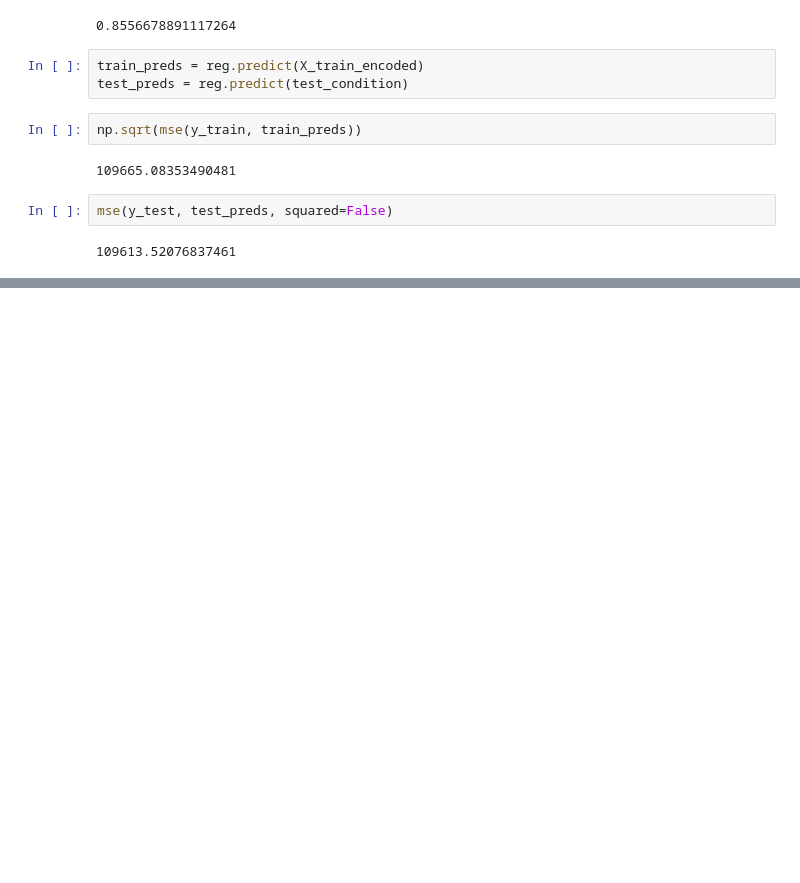
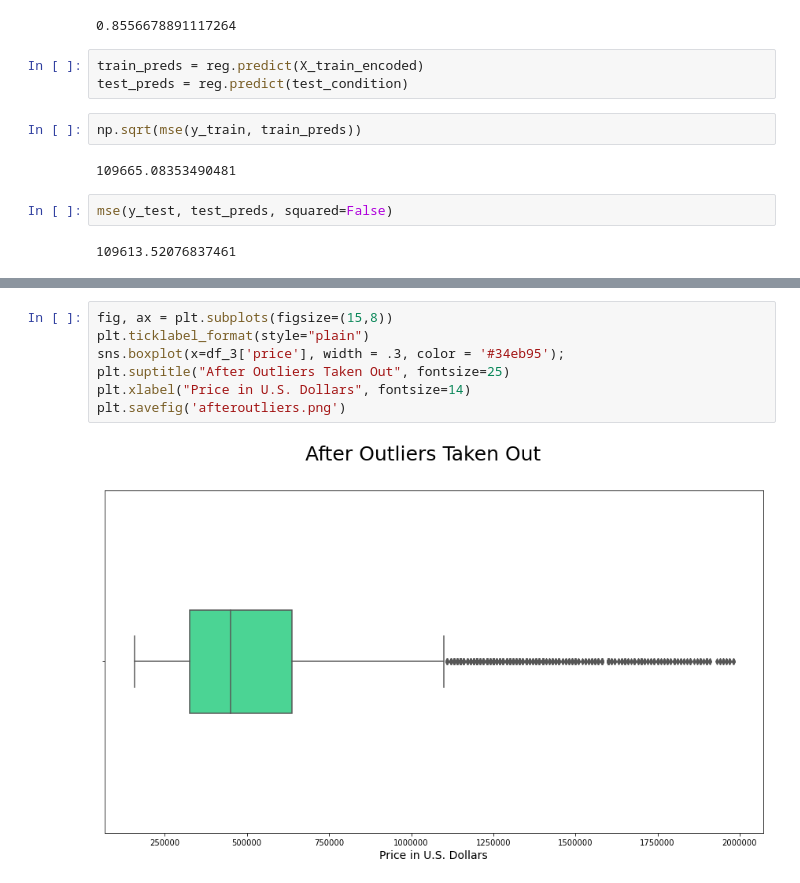
Before and after one commit to learn-co-students/bsc-phase-two-project, a Jupyter notebook: notebooks/exploratory/Katie/Notebook1-Team.ipynb, the cells around one changed output, grey strips where cells are left out. Saved outputs shown, nothing was run; the diff lists cells and outputs as text; blank space fills up the shorter version.

```diff
--- a/notebooks/exploratory/Katie/Notebook1-Team.ipynb
+++ b/notebooks/exploratory/Katie/Notebook1-Team.ipynb
@@ -448,0 +495,9 @@ mse(y_test, test_preds, squared=False)
+# %%
+fig, ax = plt.subplots(figsize=(15,8))
+plt.ticklabel_format(style="plain")
+sns.boxplot(x=df_3['price'], width = .3, color = '#34eb95');
+plt.suptitle("After Outliers Taken Out", fontsize=25)
+plt.xlabel("Price in U.S. Dollars", fontsize=14)
+plt.savefig('afteroutliers.png')
+# %% [output]
+[figure, added]
```
Also changed, not shown: parts of 19 cells of this notebook, 4 other files.
